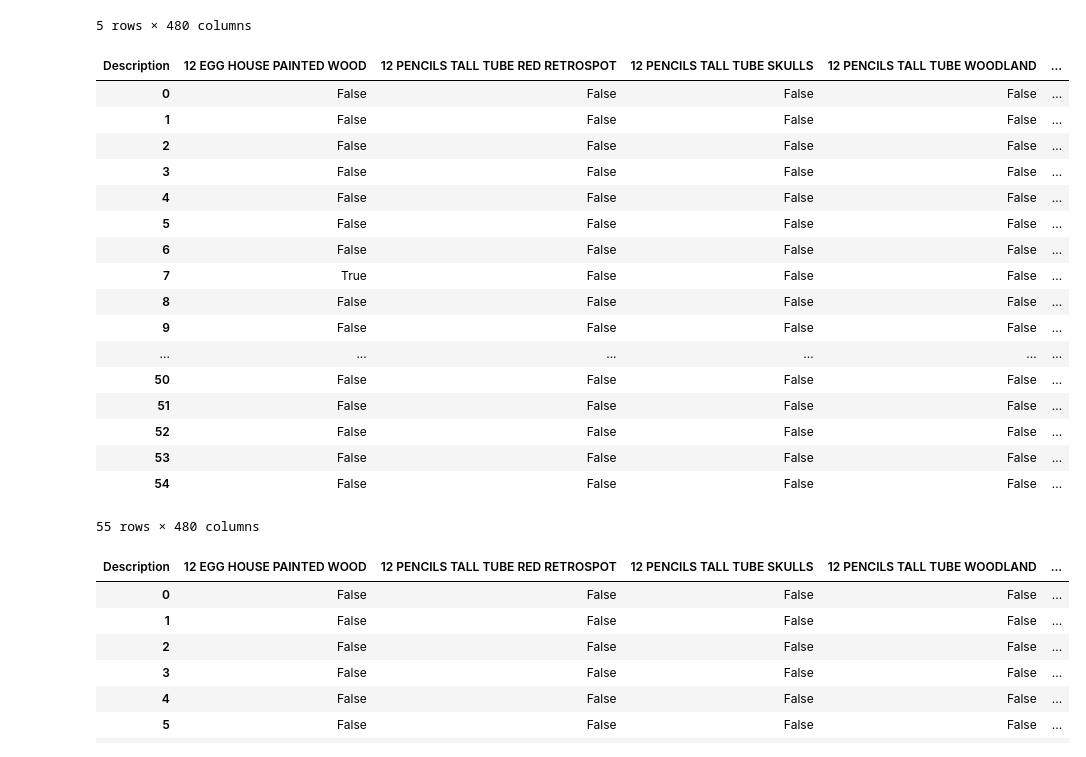
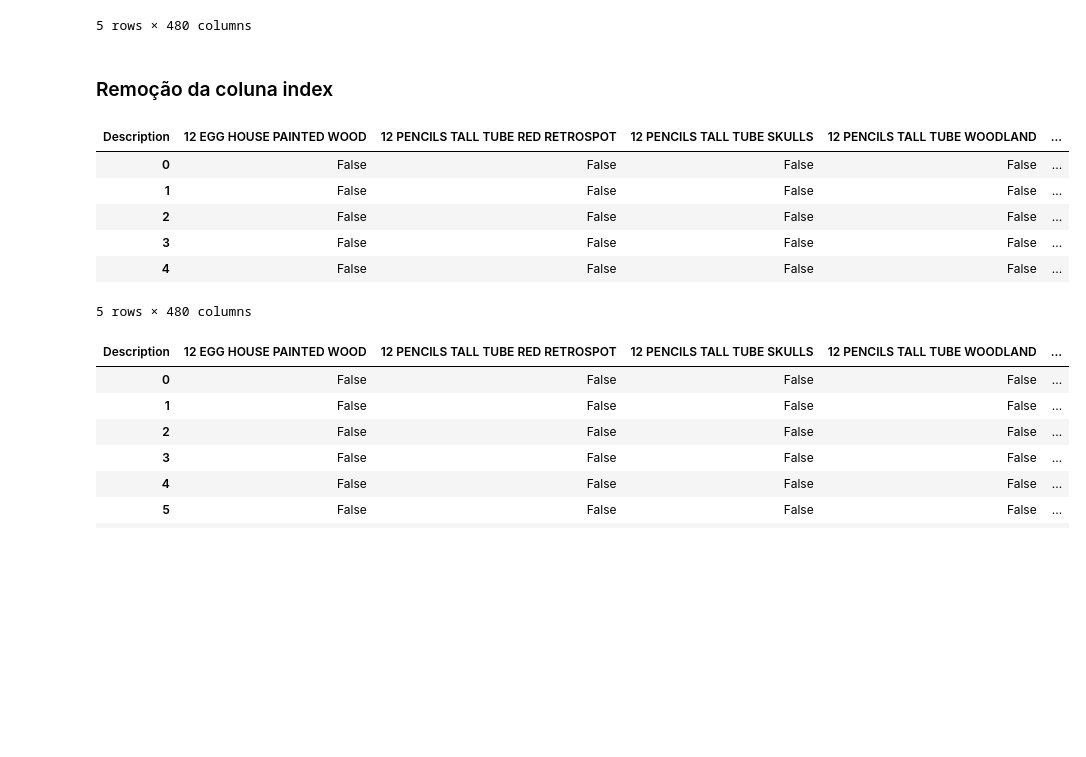
Before and after one commit to BrunoICardoso/DataScience, a Jupyter notebook: machine-learning-1/Trabalho 3 - Regras de Associação.ipynb, the cells around one changed output. Drawn from its saved outputs; the diff is of its cells as text; code cells hidden in the pictures; blank space fills up the shorter version.

```diff
--- a/machine-learning-1/Trabalho 3 - Regras de Associação.ipynb
+++ b/machine-learning-1/Trabalho 3 - Regras de Associação.ipynb
@@ -120,27 +133,18 @@ df_italy.head(5)
 | 541703 | False | False | False | False | ... |
 | 542238 | False | False | False | False | ... |
 5 rows × 480 columns
+# %% [markdown]
+### Remoção da coluna index
 # %%
 df_italy.reset_index(drop = True, inplace = True)
-df_italy
+df_italy.head(5)
 # %% [output]
 | Description | 12 EGG HOUSE PAINTED WOOD | 12 PENCILS TALL TUBE RED RETROSPOT | 12 PENCILS TALL TUBE SKULLS | 12 PENCILS TALL TUBE WOODLAND | ... |
 | 0 | False | False | False | False | ... |
 | 1 | False | False | False | False | ... |
 | 2 | False | False | False | False | ... |
 | 3 | False | False | False | False | ... |
 | 4 | False | False | False | False | ... |
-| 5 | False | False | False | False | ... |
-| 6 | False | False | False | False | ... |
-| 7 | True | False | False | False | ... |
-| 8 | False | False | False | False | ... |
-| 9 | False | False | False | False | ... |
-| ... | ... | ... | ... | ... | ... |
-| 50 | False | False | False | False | ... |
-| 51 | False | False | False | False | ... |
-| 52 | False | False | False | False | ... |
-| 53 | False | False | False | False | ... |
-| 54 | False | False | False | False | ... |
-55 rows × 480 columns
+5 rows × 480 columns
 # %%
 df1 = pd.get_dummies(df_italy)
```
Also changed, not shown: parts of 26 cells of this notebook.
